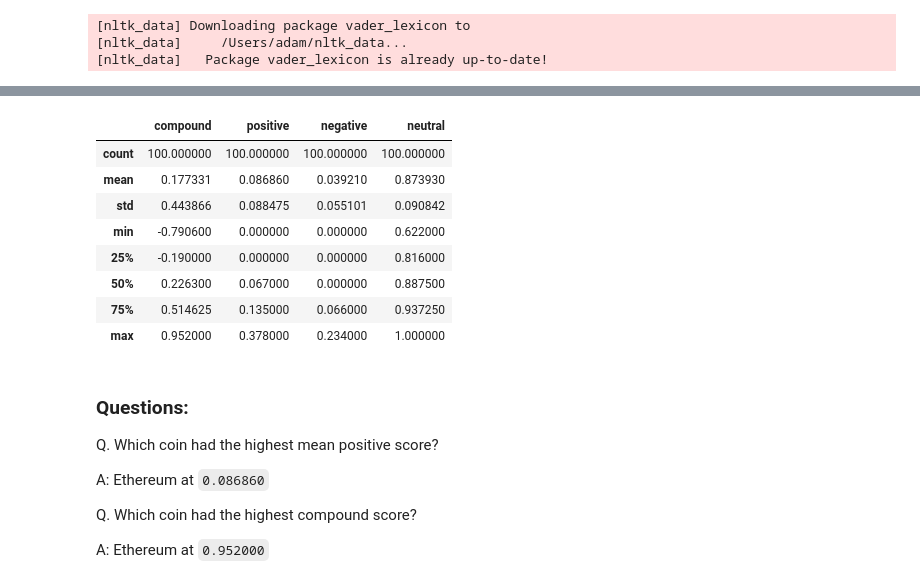
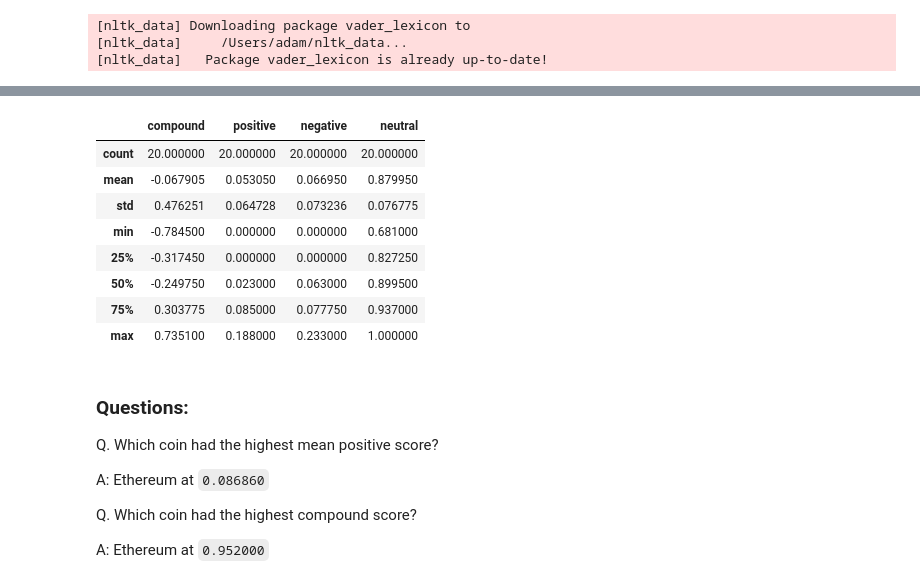
Before and after one commit to adamgulyas/btc-eth-sentiment-analysis, a Jupyter notebook: crypto_sentiment.ipynb, the cells around one changed output, grey strips where cells are left out. Cells and saved outputs as stored; diff of their text form; code cells hidden in the pictures.

```diff
--- a/crypto_sentiment.ipynb
+++ b/crypto_sentiment.ipynb
@@ -76,7 +78,6 @@ newsapi = NewsApiClient(api_key=api_key)
 btc_news = newsapi.get_everything(
     q='bitcoin',
     language='en',
-    page_size=100,
     sort_by='relevancy'
 )
 
@@ -84,7 +85,6 @@ btc_news = newsapi.get_everything(
 eth_news = newsapi.get_everything(
     q='ethereum',
     language='en',
-    page_size=100,
     sort_by='relevancy'
 )
 # %%
@@ -101,7 +99,7 @@ btc_sentiment.head()
 # %%
 # Create the Ethereum sentiment scores DataFrame
-eth_sentiment = create_sentiment_df(eth_news)
-eth_sentiment.head()
+eth_df = create_sentiment_df(eth_news)
+eth_df.head(3)
 # %% [output]
 |  | date | text | compound | positive | negative | neutral |
 | 0 | 2022-04-14 | The US Department of Treasury say... | -0.7845 | 0.088 | 0.231 | 0.681 |
@@ -125,16 +121,16 @@ btc_sentiment.describe()
 # %%
 # Describe the Ethereum Sentiment
-eth_sentiment.describe()
+eth_df.describe()
 # %% [output]
 |  | compound | positive | negative | neutral |
-| count | 100.000000 | 100.000000 | 100.000000 | 100.000000 |
-| mean | 0.177331 | 0.086860 | 0.039210 | 0.873930 |
-| std | 0.443866 | 0.088475 | 0.055101 | 0.090842 |
-| min | -0.790600 | 0.000000 | 0.000000 | 0.622000 |
-| 25% | -0.190000 | 0.000000 | 0.000000 | 0.816000 |
-| 50% | 0.226300 | 0.067000 | 0.000000 | 0.887500 |
-| 75% | 0.514625 | 0.135000 | 0.066000 | 0.937250 |
-| max | 0.952000 | 0.378000 | 0.234000 | 1.000000 |
+| count | 20.000000 | 20.000000 | 20.000000 | 20.000000 |
+| mean | -0.067905 | 0.053050 | 0.066950 | 0.879950 |
+| std | 0.476251 | 0.064728 | 0.073236 | 0.076775 |
+| min | -0.784500 | 0.000000 | 0.000000 | 0.681000 |
+| 25% | -0.317450 | 0.000000 | 0.000000 | 0.827250 |
+| 50% | -0.249750 | 0.023000 | 0.063000 | 0.899500 |
+| 75% | 0.303775 | 0.085000 | 0.077750 | 0.937000 |
+| max | 0.735100 | 0.188000 | 0.233000 | 1.000000 |
 # %% [markdown]
 ### Questions:
 
```
Also changed, not shown: parts of 18 cells of this notebook.
